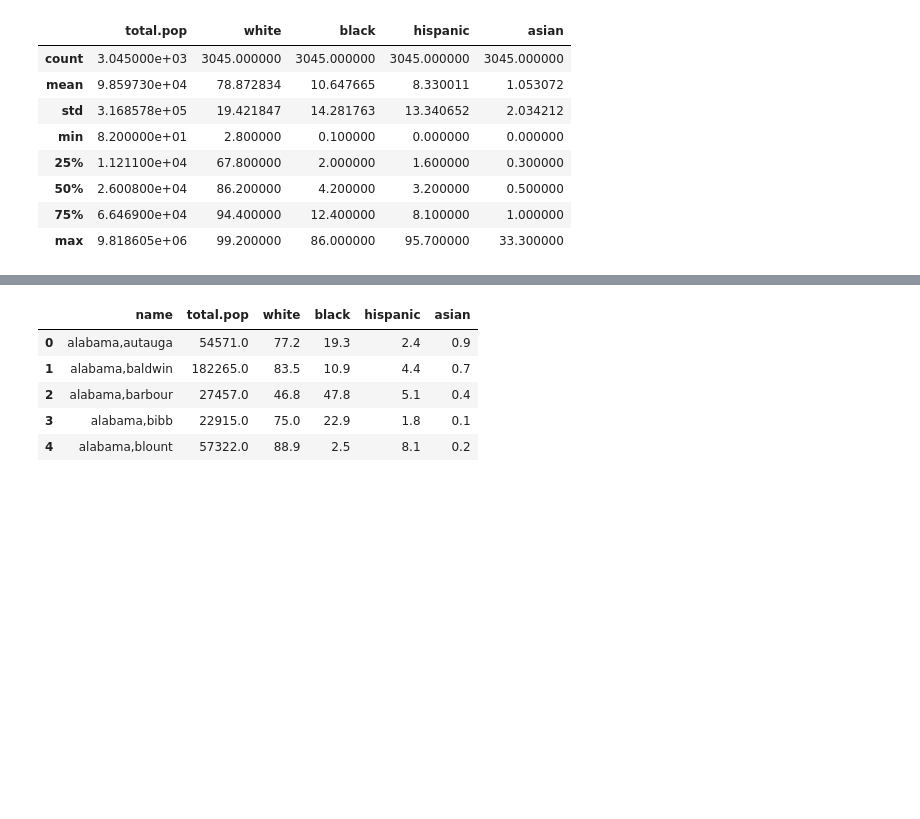
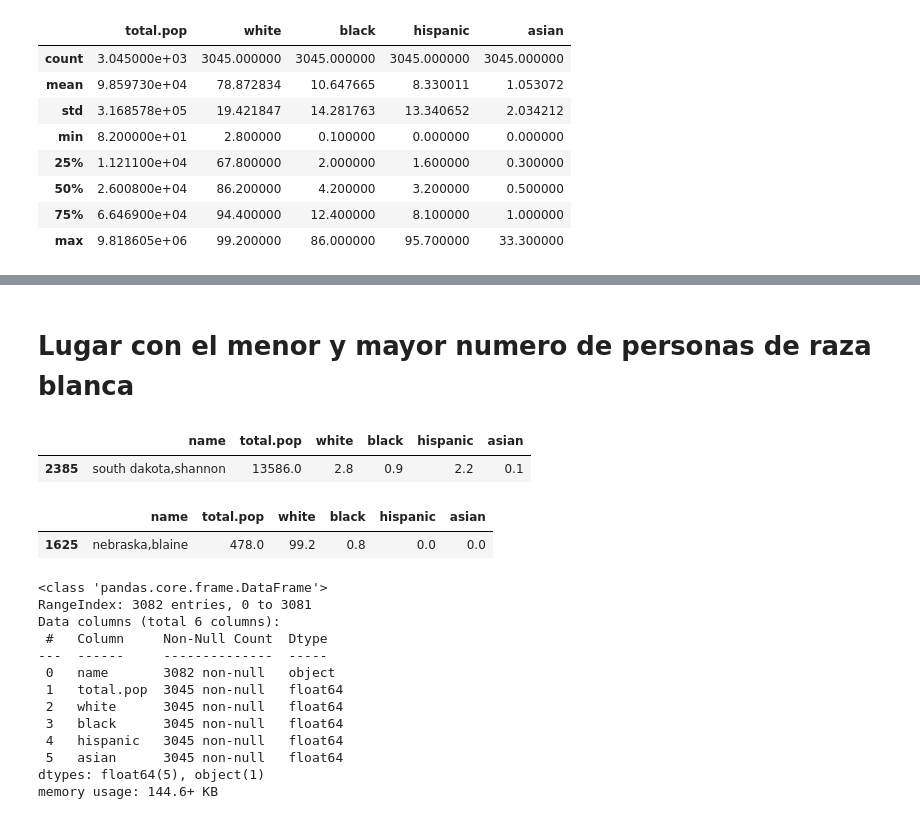
Before and after one commit to giocarro/Ciencia_de_datos, a Jupyter notebook: Pandas_tarea_1.ipynb, the cells around one changed output, grey strips where cells are left out. Drawn from its saved outputs; the diff is of its cells as text; code cells hidden in the pictures; blank space fills up the shorter version.

```diff
--- a/Pandas_tarea_1.ipynb
+++ b/Pandas_tarea_1.ipynb
@@ -81,9 +99,30 @@ df.describe()
+# %% [markdown]
+# Lugar con el menor y mayor numero de personas de raza blanca
+# %%
+# Lugar con menor porcentaje gente de raza blanca
+df.loc[df['white'] == min(df['white'])]
+# %% [output]
+|  | name | total.pop | white | black | hispanic | asian |
+| 2385 | south dakota,shannon | 13586.0 | 2.8 | 0.9 | 2.2 | 0.1 |
+# %%
+# Lugar con mayor porcentaje gente de raza blanca
+df.loc[df['white'] == max(df['white'])]
+# %% [output]
+|  | name | total.pop | white | black | hispanic | asian |
+| 1625 | nebraska,blaine | 478.0 | 99.2 | 0.8 | 0.0 | 0.0 |
 # %%
-df.head()
+df.info()
 # %% [output]
-|  | name | total.pop | white | black | hispanic | asian |
-| 0 | alabama,autauga | 54571.0 | 77.2 | 19.3 | 2.4 | 0.9 |
-| 1 | alabama,baldwin | 182265.0 | 83.5 | 10.9 | 4.4 | 0.7 |
-| 2 | alabama,barbour | 27457.0 | 46.8 | 47.8 | 5.1 | 0.4 |
-| 3 | alabama,bibb | 22915.0 | 75.0 | 22.9 | 1.8 | 0.1 |
-| 4 | alabama,blount | 57322.0 | 88.9 | 2.5 | 8.1 | 0.2 |
+<class 'pandas.core.frame.DataFrame'>
+RangeIndex: 3082 entries, 0 to 3081
+Data columns (total 6 columns):
+ #   Column     Non-Null Count  Dtype
+---  ------     --------------  -----
+ 0   name       3082 non-null   object
+ 1   total.pop  3045 non-null   float64
+ 2   white      3045 non-null   float64
+ 3   black      3045 non-null   float64
+ 4   hispanic   3045 non-null   float64
+ 5   asian      3045 non-null   float64
+dtypes: float64(5), object(1)
+memory usage: 144.6+ KB
```
Also changed, not shown: parts of 13 cells of this notebook.
